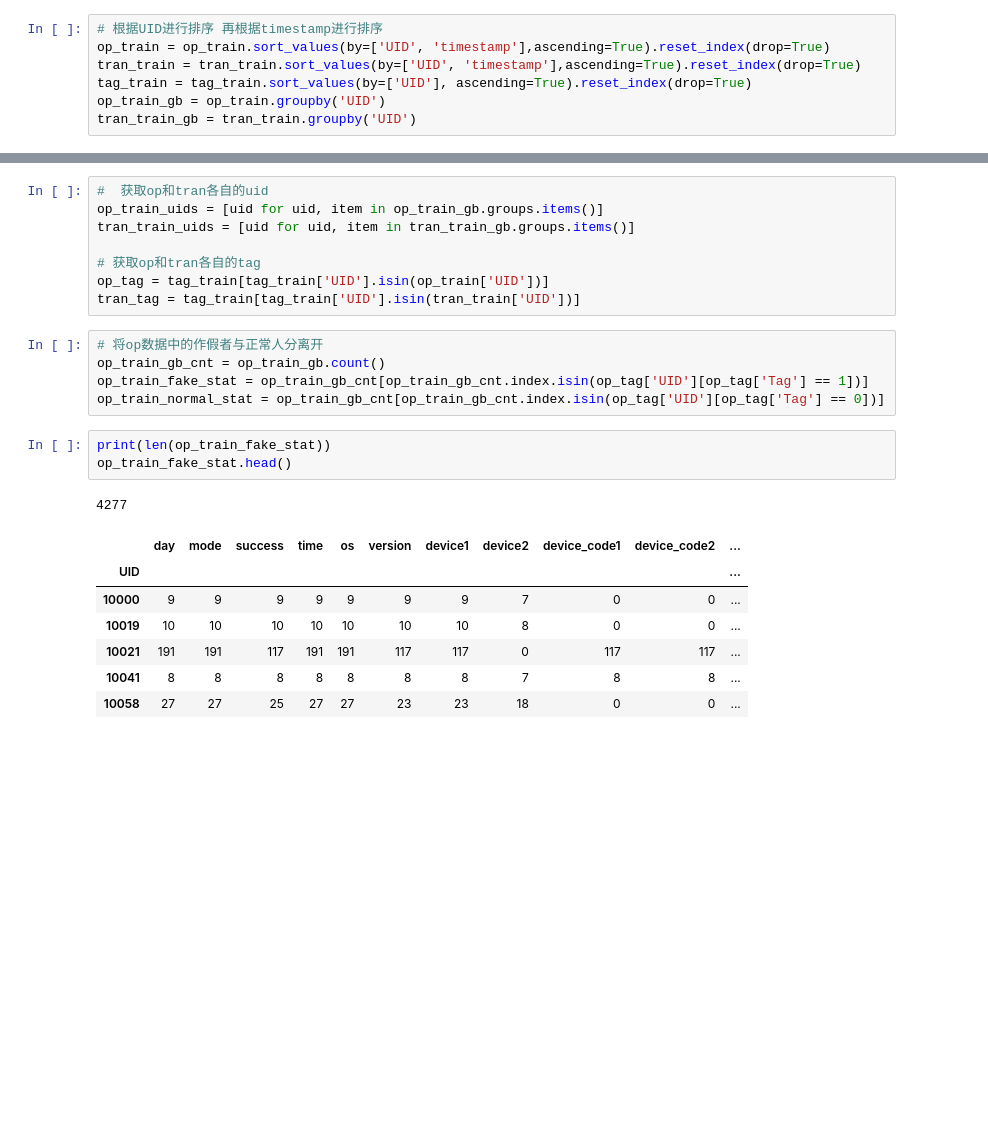
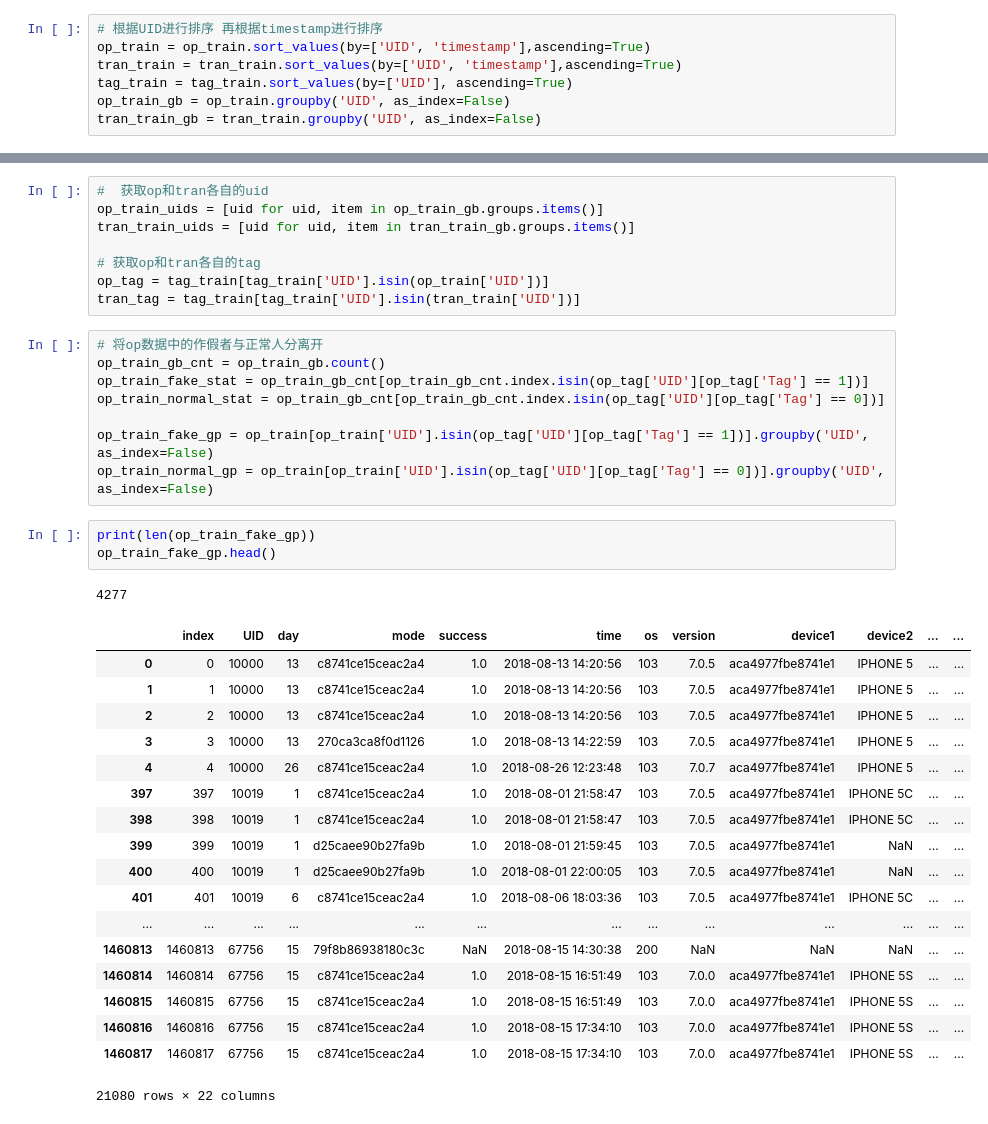
Before and after one commit to alexliu2360/dc_xjf, a Jupyter notebook: baseline.ipynb, the cells around one changed output, grey strips where cells are left out. Cells and saved outputs as stored; diff of their text form; blank space fills up the shorter version.

```diff
--- a/baseline.ipynb
+++ b/baseline.ipynb
@@ -40,11 +40,11 @@ tran_train['time'] = tran_train['day'].apply(lambda x: "2018-08-%02d" % x) + ' '
 tran_train['timestamp'] = tran_train['time'].apply(lambda x:time.mktime(time.strptime(x,'%Y-%m-%d %H:%M:%S')))
 # %%
 # 根据UID进行排序 再根据timestamp进行排序
-op_train = op_train.sort_values(by=['UID', 'timestamp'],ascending=True).reset_index(drop=True)
-tran_train = tran_train.sort_values(by=['UID', 'timestamp'],ascending=True).reset_index(drop=True)
-tag_train = tag_train.sort_values(by=['UID'], ascending=True).reset_index(drop=True)
-op_train_gb = op_train.groupby('UID')
-tran_train_gb = tran_train.groupby('UID')
+op_train = op_train.sort_values(by=['UID', 'timestamp'],ascending=True)
+tran_train = tran_train.sort_values(by=['UID', 'timestamp'],ascending=True)
+tag_train = tag_train.sort_values(by=['UID'], ascending=True)
+op_train_gb = op_train.groupby('UID', as_index=False)
+tran_train_gb = tran_train.groupby('UID', as_index=False)
 # %%
 # (该方法已被废弃)
 # 根据UID进行分组，再根据timestamp进行排序
@@ -68,16 +68,30 @@ tran_tag = tag_train[tag_train['UID'].isin(tran_train['UID'])]
 op_train_gb_cnt = op_train_gb.count()
 op_train_fake_stat = op_train_gb_cnt[op_train_gb_cnt.index.isin(op_tag['UID'][op_tag['Tag'] == 1])]
 op_train_normal_stat = op_train_gb_cnt[op_train_gb_cnt.index.isin(op_tag['UID'][op_tag['Tag'] == 0])]
+
+op_train_fake_gp = op_train[op_train['UID'].isin(op_tag['UID'][op_tag['Tag'] == 1])].groupby('UID', as_index=False)
+op_train_normal_gp = op_train[op_train['UID'].isin(op_tag['UID'][op_tag['Tag'] == 0])].groupby('UID', as_index=False)
 # %%
-print(len(op_train_fake_stat))
-op_train_fake_stat.head()
+print(len(op_train_fake_gp))
+op_train_fake_gp.head()
 # %% [output]
 4277
-|  | day | mode | success | time | os | version | device1 | device2 | device_code1 | device_code2 | ... |
-| UID |  |  |  |  |  |  |  |  |  |  | ... |
-| 10000 | 9 | 9 | 9 | 9 | 9 | 9 | 9 | 7 | 0 | 0 | ... |
-| 10019 | 10 | 10 | 10 | 10 | 10 | 10 | 10 | 8 | 0 | 0 | ... |
-| 10021 | 191 | 191 | 117 | 191 | 191 | 117 | 117 | 0 | 117 | 117 | ... |
-| 10041 | 8 | 8 | 8 | 8 | 8 | 8 | 8 | 7 | 8 | 8 | ... |
-| 10058 | 27 | 27 | 25 | 27 | 27 | 23 | 23 | 18 | 0 | 0 | ... |
+|  | index | UID | day | mode | success | time | os | version | device1 | device2 | ... | ... |
+| 0 | 0 | 10000 | 13 | c8741ce15ceac2a4 | 1.0 | 2018-08-13 14:20:56 | 103 | 7.0.5 | aca4977fbe8741e1 | IPHONE 5 | ... | ... |
+| 1 | 1 | 10000 | 13 | c8741ce15ceac2a4 | 1.0 | 2018-08-13 14:20:56 | 103 | 7.0.5 | aca4977fbe8741e1 | IPHONE 5 | ... | ... |
+| 2 | 2 | 10000 | 13 | c8741ce15ceac2a4 | 1.0 | 2018-08-13 14:20:56 | 103 | 7.0.5 | aca4977fbe8741e1 | IPHONE 5 | ... | ... |
+| 3 | 3 | 10000 | 13 | 270ca3ca8f0d1126 | 1.0 | 2018-08-13 14:22:59 | 103 | 7.0.5 | aca4977fbe8741e1 | IPHONE 5 | ... | ... |
+| 4 | 4 | 10000 | 26 | c8741ce15ceac2a4 | 1.0 | 2018-08-26 12:23:48 | 103 | 7.0.7 | aca4977fbe8741e1 | IPHONE 5 | ... | ... |
+| 397 | 397 | 10019 | 1 | c8741ce15ceac2a4 | 1.0 | 2018-08-01 21:58:47 | 103 | 7.0.5 | aca4977fbe8741e1 | IPHONE 5C | ... | ... |
+| 398 | 398 | 10019 | 1 | c8741ce15ceac2a4 | 1.0 | 2018-08-01 21:58:47 | 103 | 7.0.5 | aca4977fbe8741e1 | IPHONE 5C | ... | ... |
+| 399 | 399 | 10019 | 1 | d25caee90b27fa9b | 1.0 | 2018-08-01 21:59:45 | 103 | 7.0.5 | aca4977fbe8741e1 | NaN | ... | ... |
+| 400 | 400 | 10019 | 1 | d25caee90b27fa9b | 1.0 | 2018-08-01 22:00:05 | 103 | 7.0.5 | aca4977fbe8741e1 | NaN | ... | ... |
+| 401 | 401 | 10019 | 6 | c8741ce15ceac2a4 | 1.0 | 2018-08-06 18:03:36 | 103 | 7.0.5 | aca4977fbe8741e1 | IPHONE 5C | ... | ... |
+| ... | ... | ... | ... | ... | ... | ... | ... | ... | ... | ... | ... | ... |
+| 1460813 | 1460813 | 67756 | 15 | 79f8b86938180c3c | NaN | 2018-08-15 14:30:38 | 200 | NaN | NaN | NaN | ... | ... |
+| 1460814 | 1460814 | 67756 | 15 | c8741ce15ceac2a4 | 1.0 | 2018-08-15 16:51:49 | 103 | 7.0.0 | aca4977fbe8741e1 | IPHONE 5S | ... | ... |
+| 1460815 | 1460815 | 67756 | 15 | c8741ce15ceac2a4 | 1.0 | 2018-08-15 16:51:49 | 103 | 7.0.0 | aca4977fbe8741e1 | IPHONE 5S | ... | ... |
+| 1460816 | 1460816 | 67756 | 15 | c8741ce15ceac2a4 | 1.0 | 2018-08-15 17:34:10 | 103 | 7.0.0 | aca4977fbe8741e1 | IPHONE 5S | ... | ... |
+| 1460817 | 1460817 | 67756 | 15 | c8741ce15ceac2a4 | 1.0 | 2018-08-15 17:34:10 | 103 | 7.0.0 | aca4977fbe8741e1 | IPHONE 5S | ... | ... |
+21080 rows × 22 columns
 # %%
```
Also changed, not shown: parts of 2 cells of this notebook.
